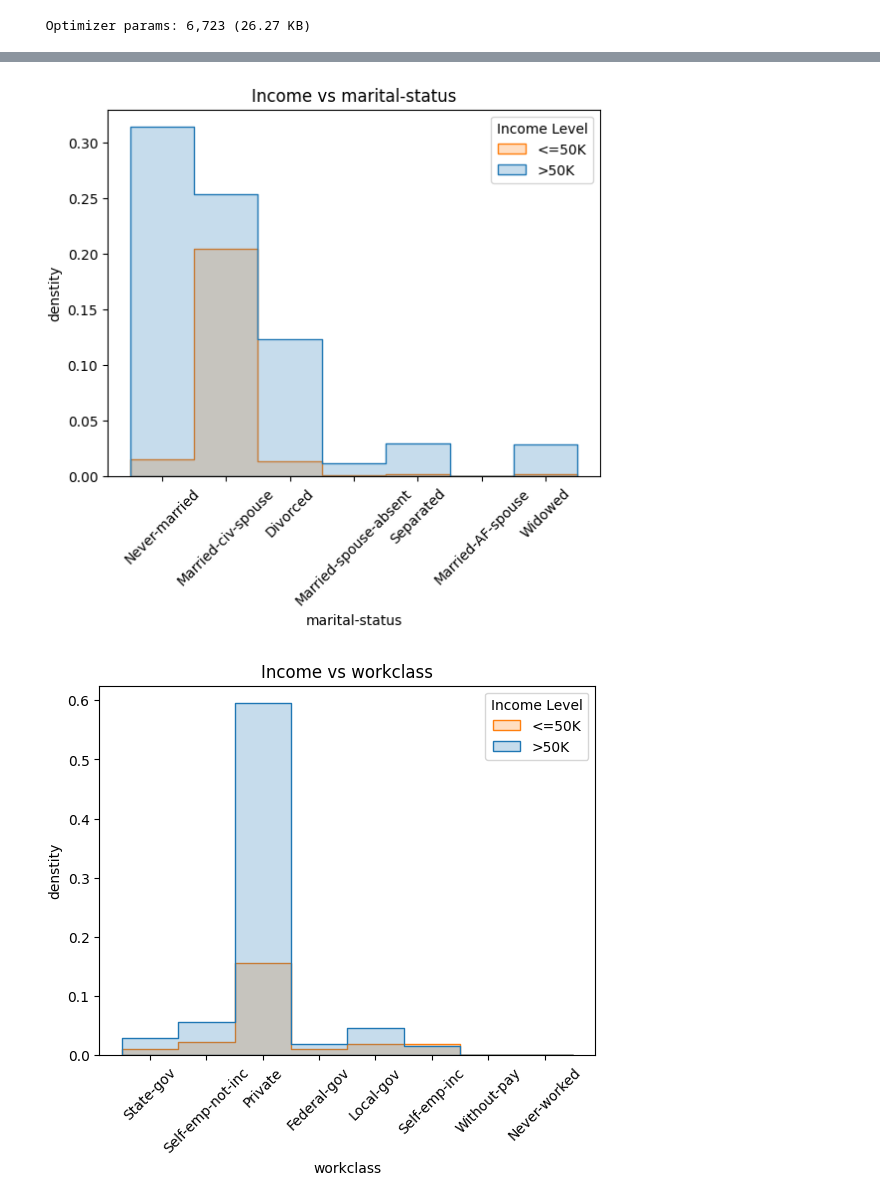
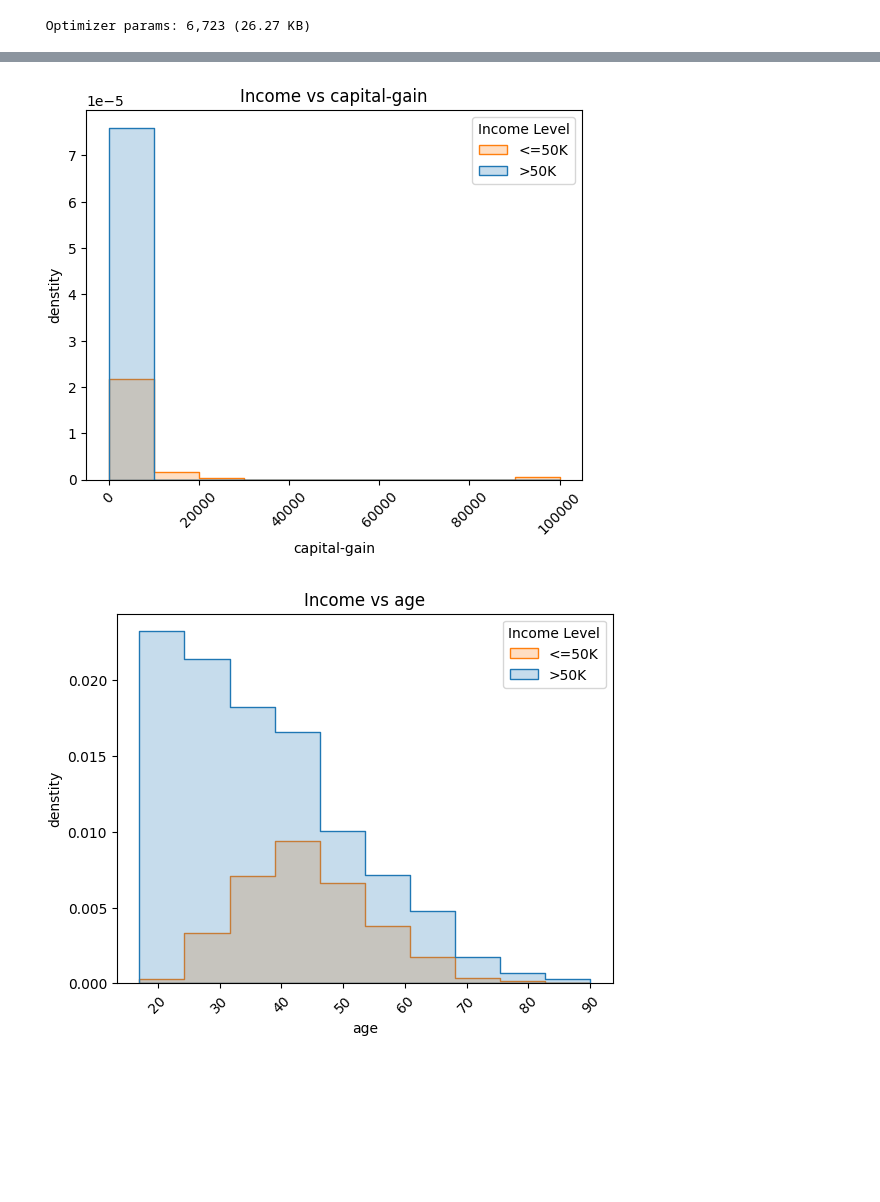
Before and after one commit to samirhendawi1/RSM8413GroupAssignment2_2025, a Jupyter notebook: PartOneAustinALT.ipynb, the cells around one changed output, grey strips where cells are left out. Cells and saved outputs as stored; diff of their text form; code cells hidden in the pictures; blank space fills up the shorter version.

```diff
--- a/PartOneAustinALT.ipynb
+++ b/PartOneAustinALT.ipynb
@@ -151,7 +170,10 @@ history = model.fit(X_train_prepared, y_train, epochs=20, batch_size=32, validat
 y_train_prob = model.predict(X_train_prepared)
 y_test_prob = model.predict(X_test_prepared)
 
-y_train_pred = [round(y[0]) for y in y_train_prob]
-y_test_pred = [round(y[0]) for y in y_test_prob]
+# y_train_pred = [round(y[0]) for y in y_train_prob]
+# y_test_pred = [round(y[0]) for y in y_test_prob]
+
+y_test_pred = (y_test_prob >= 0.5).astype(int)
+y_train_pred = (y_train_prob >= 0.5).astype(int)
 # %% [output]
 Epoch 1/20
@@ -218,6 +240,11 @@ Model: "ANN_Tunable"
 # %%
 from sklearn.inspection import permutation_importance
 # %%
-#getattr(y_train, "dtype", None)
-print("Any object dtypes in X_test?", X_test.dtypes.eq("object").any())
+X_test_copy = X_test.copy()                 # BEFORE transform
+
+
+X_test_combine = X_test_copy.assign(predicted_income=y_test_pred)
+X_test_combine.head()
+#y_test_pred
+#print(X_test_combine["predicted_income"].dtype)
 # %% [output]
@@ -266,13 +319,13 @@ plt.show()
 # %%
 
-for col in Train.columns    :
-    dominant_value = Train[col].mode()[0]
-    Train[col] = Train[col].fillna(dominant_value)
+# for col in X_test_pred.columns    :
+#     dominant_value = X_test_pred[col].mode()[0]
+#     X_test_pred[col] = X_test_pred[col].fillna(dominant_value)
 
 
 cols = ["occupation","education"]
 for col in cols:
-    sns.countplot(data = Train, x = col, hue = "income")
+    sns.countplot(data = X_test_combine, x = col, hue = "predicted_income")
     plt.title(f"Income vs {col}")
     plt.xlabel(col)
     plt.ylabel("Count")
@@ -282,8 +335,8 @@ for col in cols:
 
 bins   = list(range(10, 91, 5))
 labels = [f"{b}-{b+9}" for b in bins[:-1]]
-Train['age_binned'] = pd.cut(Train['age'], labels= labels, right = False, bins = bins)
-sns.countplot(data = Train, x = 'age_binned', hue = "income")
+X_test_combine['age_binned'] = pd.cut(X_test_combine['age'], labels= labels, right = False, bins = bins)
+sns.countplot(data = X_test_combine, x = 'age_binned', hue = "predicted_income")
 plt.title("Income vs age")
 plt.xlabel('age')
 plt.ylabel("Count")
@@ -297,13 +350,13 @@ plt.show()
 # %%
-cols = ["marital-status","workclass"]
+cols = ["capital-gain","age"]
 for col in cols:
-    sns.histplot(data = Train, x = col, hue = "income", kde =False, stat = "density", element = "step")
+    sns.histplot(data = Train, x = col, hue = "income", kde =False, stat = "density", element = "step", bins=10)
     plt.title(f"Income vs {col}")
     plt.xlabel(col)
     plt.ylabel("denstity")
     plt.xticks(rotation=45)
     plt.legend(title="Income Level", labels = ['<=50K', '>50K'])
     plt.show()
 # %% [output]
-[figure, old version]
+[figure, new version]
-[figure, old version]
+[figure, new version]
```
Also changed, not shown: parts of 10 cells of this notebook.
